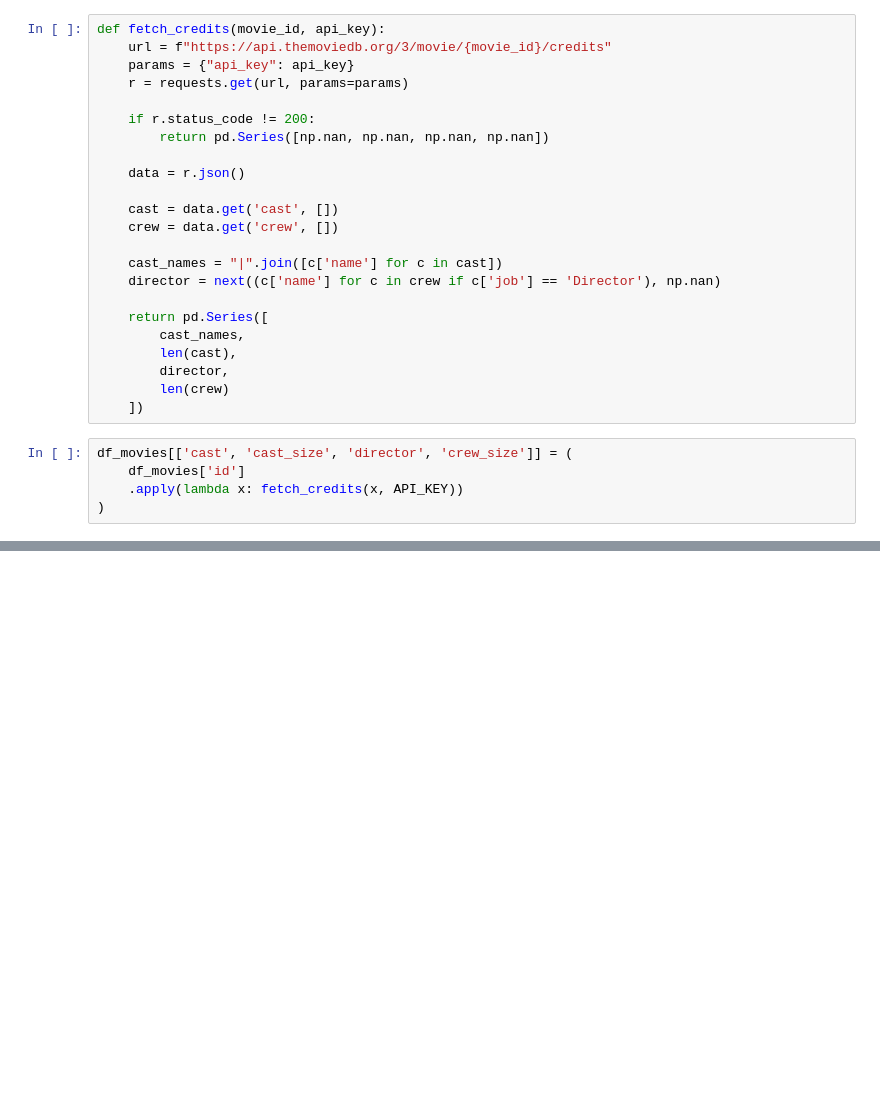
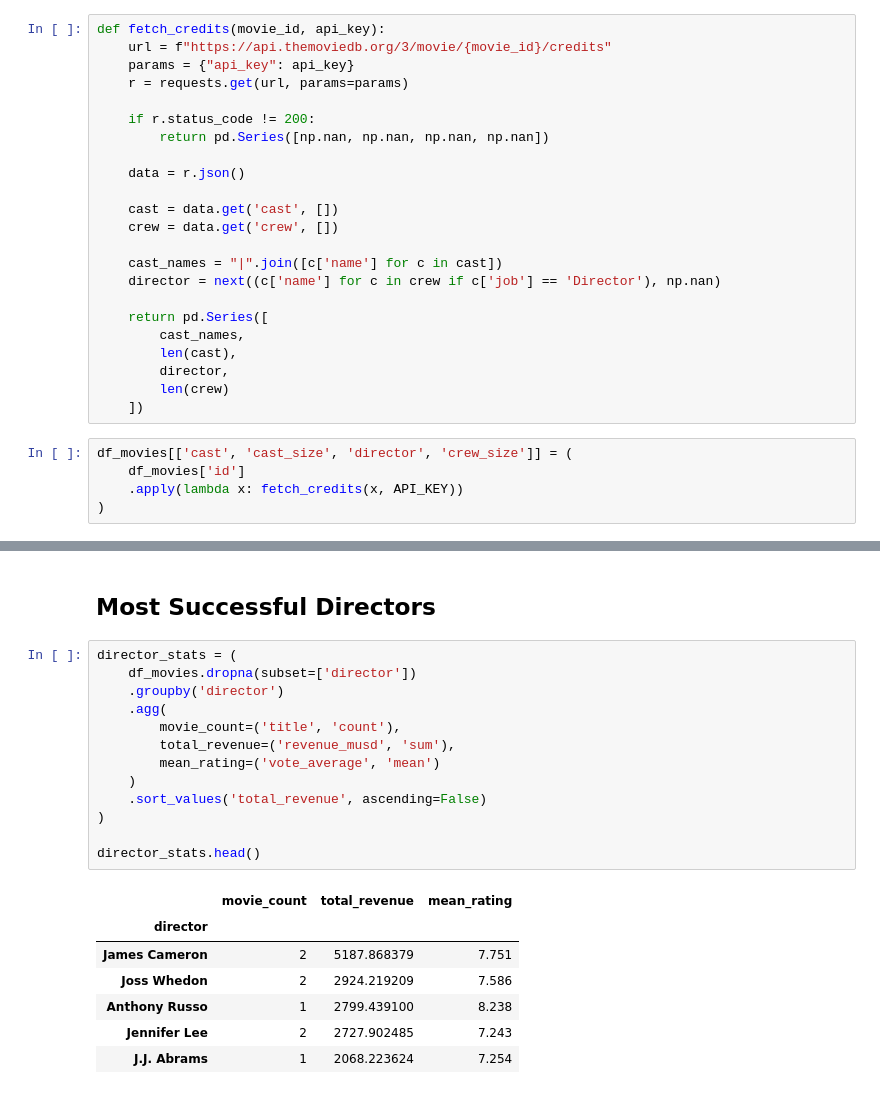
Before and after one commit to Damas200/tmdb-movie-data-analysis, a Jupyter notebook: TMDB_Movie_Data_Analysis.ipynb, the cells around one changed output, grey strips where cells are left out. Cells and saved outputs as stored; diff of their text form; blank space fills up the shorter version.

```diff
--- a/TMDB_Movie_Data_Analysis.ipynb
+++ b/TMDB_Movie_Data_Analysis.ipynb
@@ -259,0 +418,23 @@ df_movies[['cast', 'cast_size', 'director', 'crew_size']] = (
+# %% [markdown]
+## Most Successful Directors
+# %%
+director_stats = (
+    df_movies.dropna(subset=['director'])
+    .groupby('director')
+    .agg(
+        movie_count=('title', 'count'),
+        total_revenue=('revenue_musd', 'sum'),
+        mean_rating=('vote_average', 'mean')
+    )
+    .sort_values('total_revenue', ascending=False)
+)
+
+director_stats.head()
+# %% [output]
+|  | movie_count | total_revenue | mean_rating |
+| director |  |  |  |
+| James Cameron | 2 | 5187.868379 | 7.751 |
+| Joss Whedon | 2 | 2924.219209 | 7.586 |
+| Anthony Russo | 1 | 2799.439100 | 8.238 |
+| Jennifer Lee | 2 | 2727.902485 | 7.243 |
+| J.J. Abrams | 1 | 2068.223624 | 7.254 |
```
Also changed, not shown: parts of 19 cells of this notebook.
